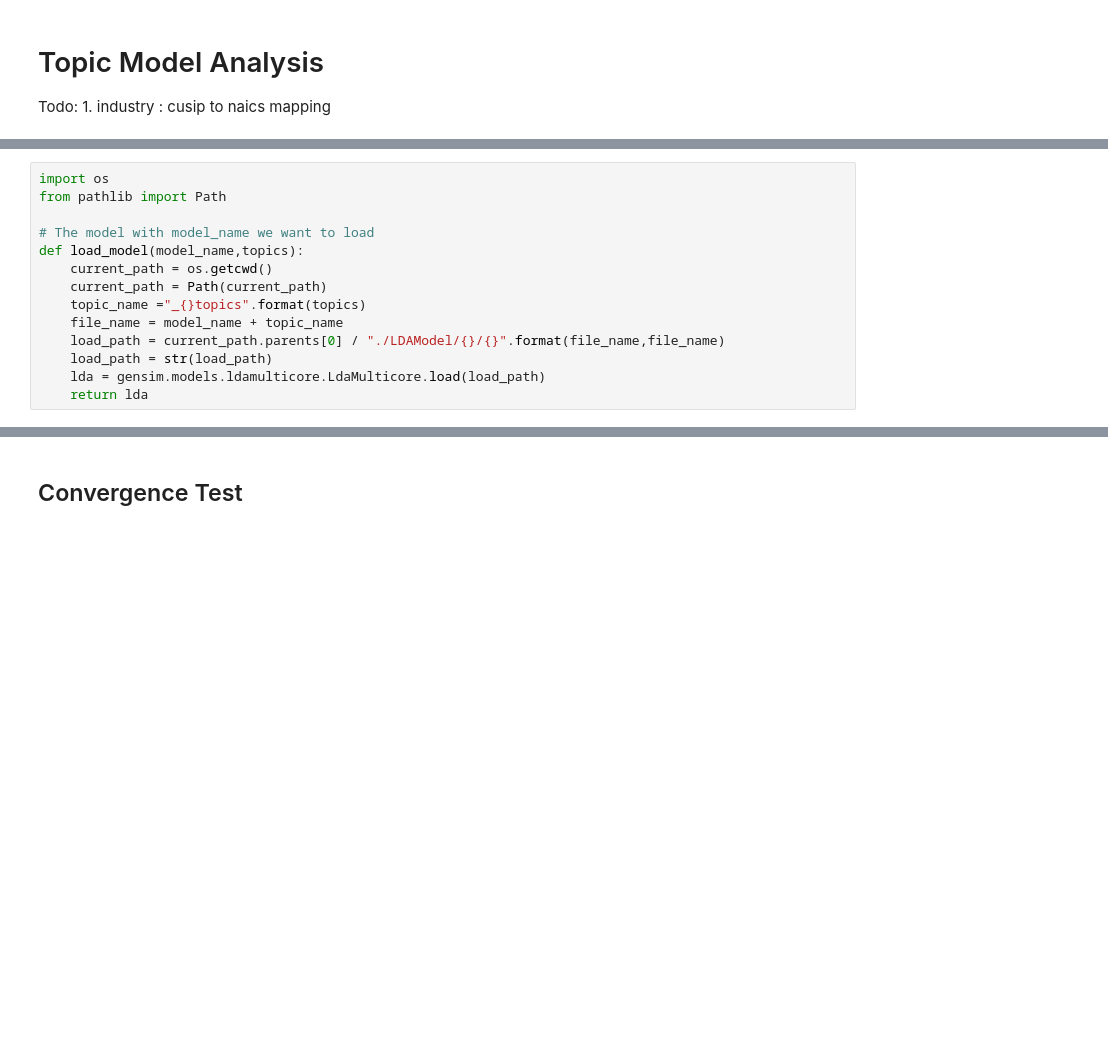
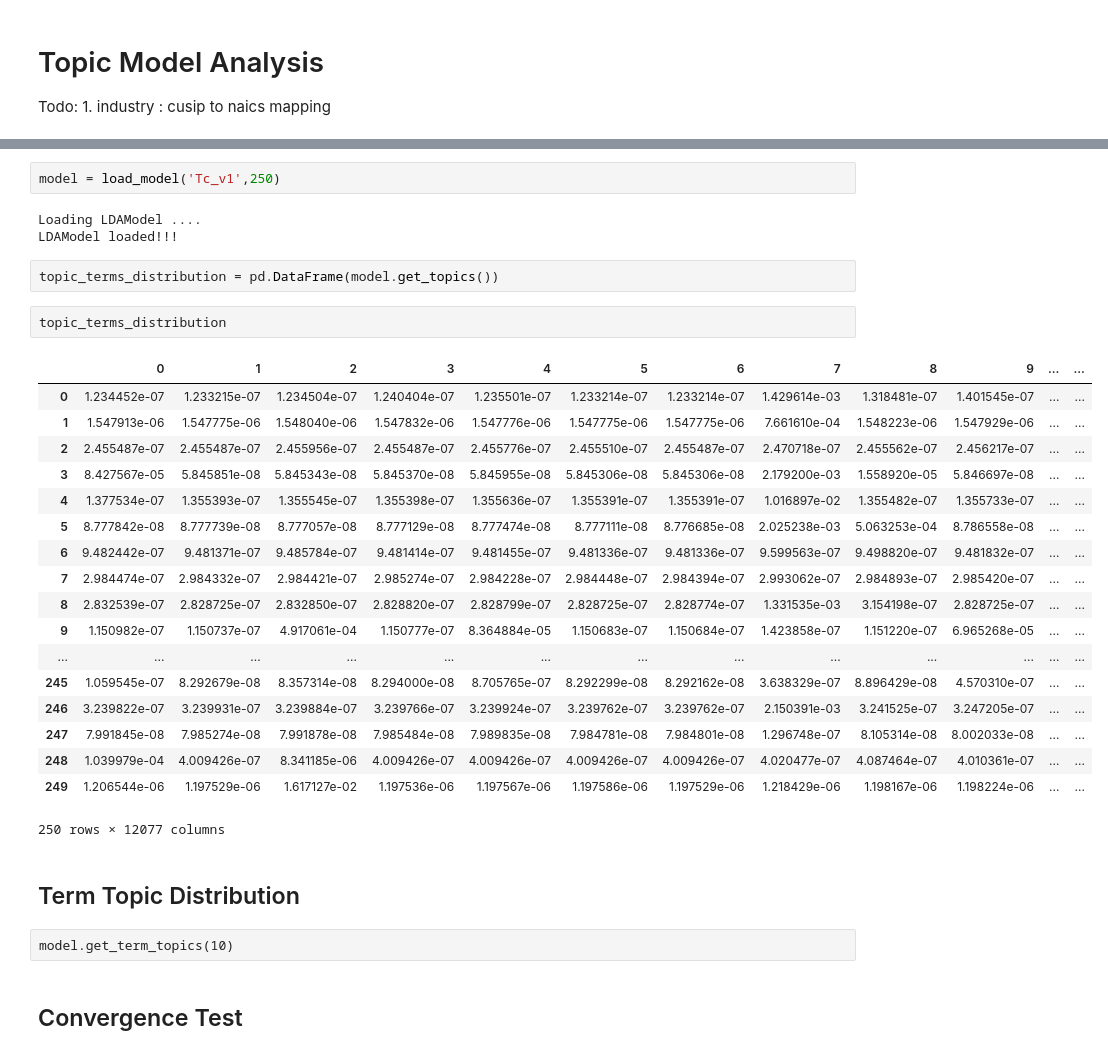
Before and after one commit to raymond180/FINRA_TRACE, a Jupyter notebook: TopicModeling/topic_modeling_gensimLDA_analysis.ipynb, the cells around one changed output, grey strips where cells are left out. Cells and saved outputs as stored; diff of their text form; blank space fills up the shorter version.

```diff
--- a/TopicModeling/topic_modeling_gensimLDA_analysis.ipynb
+++ b/TopicModeling/topic_modeling_gensimLDA_analysis.ipynb
@@ -23,14 +20,0 @@ Below, we will get top three topics per document with minimum probability thresh
-# %%
-import os
-from pathlib import Path
-
-# The model with model_name we want to load
-def load_model(model_name,topics):
-    current_path = os.getcwd()
-    current_path = Path(current_path)
-    topic_name ="_{}topics".format(topics)
-    file_name = model_name + topic_name
-    load_path = current_path.parents[0] / "./LDAModel/{}/{}".format(file_name,file_name)
-    load_path = str(load_path)
-    lda = gensim.models.ldamulticore.LdaMulticore.load(load_path)
-    return lda
@@ -78,3 +24,35 @@ document_topic_distribution(matrix_1,model_name=model_name,topics = "50")
+# %%
+model = load_model('Tc_v1',250)
+# %% [output]
+Loading LDAModel ....
+LDAModel loaded!!!
+# %%
+topic_terms_distribution = pd.DataFrame(model.get_topics())
+# %%
+topic_terms_distribution
+# %% [output]
+|  | 0 | 1 | 2 | 3 | 4 | 5 | 6 | 7 | 8 | 9 | ... | ... |
+| 0 | 1.234452e-07 | 1.233215e-07 | 1.234504e-07 | 1.240404e-07 | 1.235501e-07 | 1.233214e-07 | 1.233214e-07 | 1.429614e-03 | 1.318481e-07 | 1.401545e-07 | ... | ... |
+| 1 | 1.547913e-06 | 1.547775e-06 | 1.548040e-06 | 1.547832e-06 | 1.547776e-06 | 1.547775e-06 | 1.547775e-06 | 7.661610e-04 | 1.548223e-06 | 1.547929e-06 | ... | ... |
+| 2 | 2.455487e-07 | 2.455487e-07 | 2.455956e-07 | 2.455487e-07 | 2.455776e-07 | 2.455510e-07 | 2.455487e-07 | 2.470718e-07 | 2.455562e-07 | 2.456217e-07 | ... | ... |
+| 3 | 8.427567e-05 | 5.845851e-08 | 5.845343e-08 | 5.845370e-08 | 5.845955e-08 | 5.845306e-08 | 5.845306e-08 | 2.179200e-03 | 1.558920e-05 | 5.846697e-08 | ... | ... |
+| 4 | 1.377534e-07 | 1.355393e-07 | 1.355545e-07 | 1.355398e-07 | 1.355636e-07 | 1.355391e-07 | 1.355391e-07 | 1.016897e-02 | 1.355482e-07 | 1.355733e-07 | ... | ... |
+| 5 | 8.777842e-08 | 8.777739e-08 | 8.777057e-08 | 8.777129e-08 | 8.777474e-08 | 8.777111e-08 | 8.776685e-08 | 2.025238e-03 | 5.063253e-04 | 8.786558e-08 | ... | ... |
+| 6 | 9.482442e-07 | 9.481371e-07 | 9.485784e-07 | 9.481414e-07 | 9.481455e-07 | 9.481336e-07 | 9.481336e-07 | 9.599563e-07 | 9.498820e-07 | 9.481832e-07 | ... | ... |
+| 7 | 2.984474e-07 | 2.984332e-07 | 2.984421e-07 | 2.985274e-07 | 2.984228e-07 | 2.984448e-07 | 2.984394e-07 | 2.993062e-07 | 2.984893e-07 | 2.985420e-07 | ... | ... |
+| 8 | 2.832539e-07 | 2.828725e-07 | 2.832850e-07 | 2.828820e-07 | 2.828799e-07 | 2.828725e-07 | 2.828774e-07 | 1.331535e-03 | 3.154198e-07 | 2.828725e-07 | ... | ... |
+| 9 | 1.150982e-07 | 1.150737e-07 | 4.917061e-04 | 1.150777e-07 | 8.364884e-05 | 1.150683e-07 | 1.150684e-07 | 1.423858e-07 | 1.151220e-07 | 6.965268e-05 | ... | ... |
+| ... | ... | ... | ... | ... | ... | ... | ... | ... | ... | ... | ... | ... |
+| 245 | 1.059545e-07 | 8.292679e-08 | 8.357314e-08 | 8.294000e-08 | 8.705765e-07 | 8.292299e-08 | 8.292162e-08 | 3.638329e-07 | 8.896429e-08 | 4.570310e-07 | ... | ... |
+| 246 | 3.239822e-07 | 3.239931e-07 | 3.239884e-07 | 3.239766e-07 | 3.239924e-07 | 3.239762e-07 | 3.239762e-07 | 2.150391e-03 | 3.241525e-07 | 3.247205e-07 | ... | ... |
+| 247 | 7.991845e-08 | 7.985274e-08 | 7.991878e-08 | 7.985484e-08 | 7.989835e-08 | 7.984781e-08 | 7.984801e-08 | 1.296748e-07 | 8.105314e-08 | 8.002033e-08 | ... | ... |
+| 248 | 1.039979e-04 | 4.009426e-07 | 8.341185e-06 | 4.009426e-07 | 4.009426e-07 | 4.009426e-07 | 4.009426e-07 | 4.020477e-07 | 4.087464e-07 | 4.010361e-07 | ... | ... |
+| 249 | 1.206544e-06 | 1.197529e-06 | 1.617127e-02 | 1.197536e-06 | 1.197567e-06 | 1.197586e-06 | 1.197529e-06 | 1.218429e-06 | 1.198167e-06 | 1.198224e-06 | ... | ... |
+250 rows × 12077 columns
+# %% [markdown]
+## Term Topic Distribution
+# %% [raw]
+model.get_term_topics(10)
 # %% [markdown]
 ## Convergence Test
 # %%
```
Also changed, not shown: parts of 7 cells of this notebook, 2 other files.
